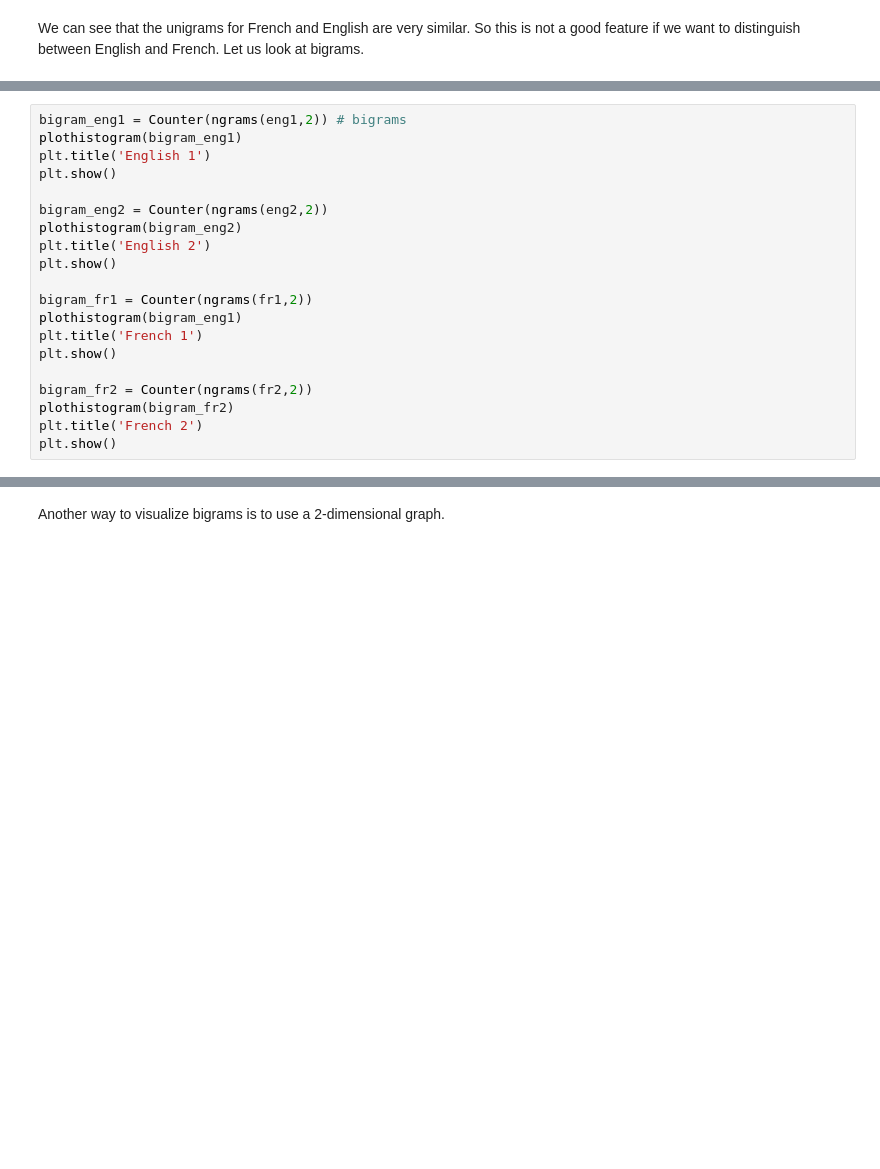
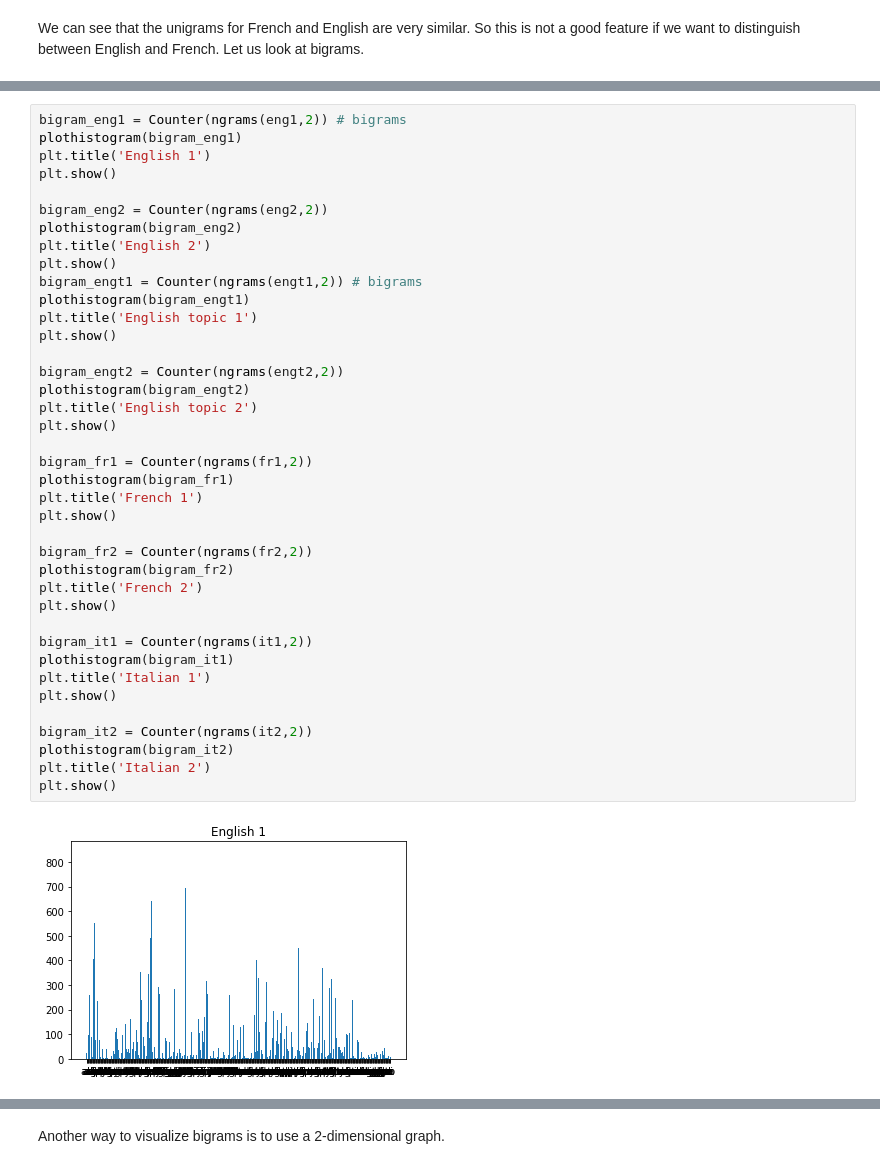
Before and after one commit to Debdutta0507/College, a Jupyter notebook: Lab1_Features.ipynb, the cells around one changed output, grey strips where cells are left out. Cells and saved outputs as stored; diff of their text form; blank space fills up the shorter version.

```diff
--- a/Lab1_Features.ipynb
+++ b/Lab1_Features.ipynb
@@ -102,20 +175,41 @@ We can see that the unigrams for French and English are very similar. So this is
 # %%
 bigram_eng1 = Counter(ngrams(eng1,2)) # bigrams
 plothistogram(bigram_eng1)
 plt.title('English 1')
 plt.show()
 
 bigram_eng2 = Counter(ngrams(eng2,2))
 plothistogram(bigram_eng2)
 plt.title('English 2')
 plt.show()
+bigram_engt1 = Counter(ngrams(engt1,2)) # bigrams
+plothistogram(bigram_engt1)
+plt.title('English topic 1')
+plt.show()
+
+bigram_engt2 = Counter(ngrams(engt2,2))
+plothistogram(bigram_engt2)
+plt.title('English topic 2')
+plt.show()
 
 bigram_fr1 = Counter(ngrams(fr1,2))
-plothistogram(bigram_eng1)
+plothistogram(bigram_fr1)
 plt.title('French 1')
 plt.show()
 
 bigram_fr2 = Counter(ngrams(fr2,2))
 plothistogram(bigram_fr2)
 plt.title('French 2')
 plt.show()
+
+bigram_it1 = Counter(ngrams(it1,2))
+plothistogram(bigram_it1)
+plt.title('Italian 1')
+plt.show()
+
+bigram_it2 = Counter(ngrams(it2,2))
+plothistogram(bigram_it2)
+plt.title('Italian 2')
+plt.show()
+# %% [output]
+[figure, added]
```
Also changed, not shown: parts of 37 cells of this notebook.
